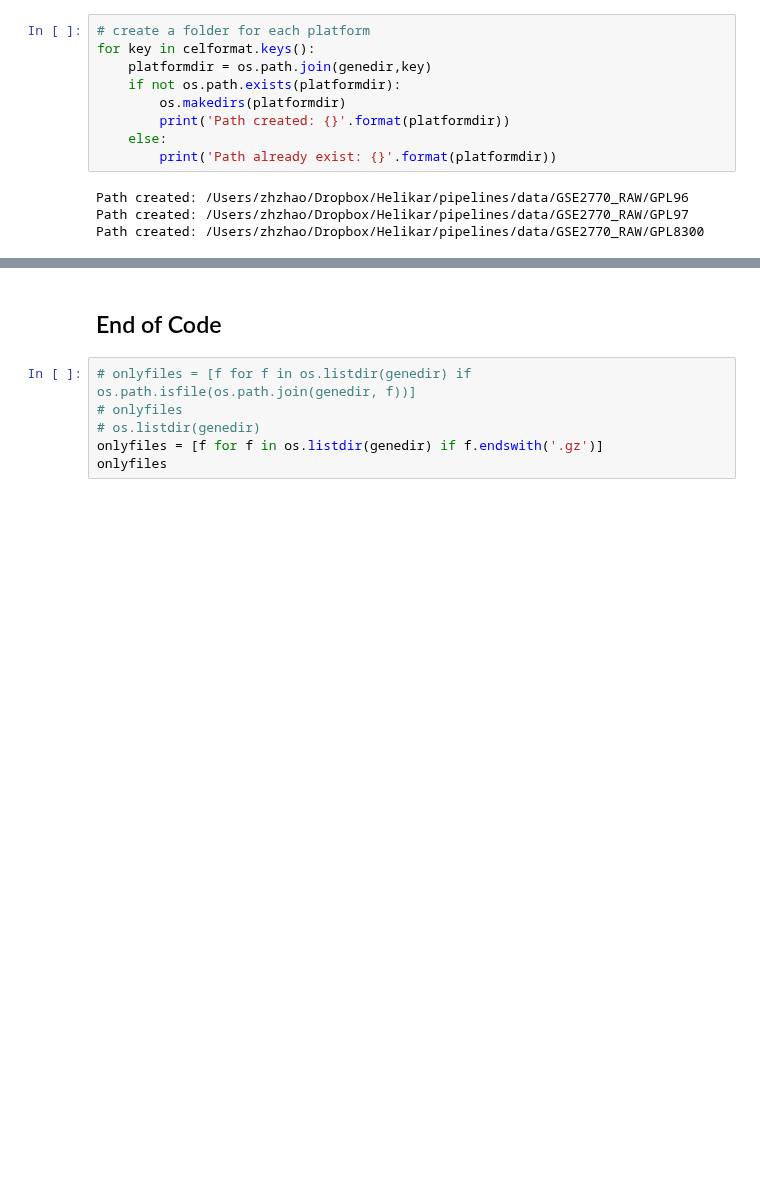
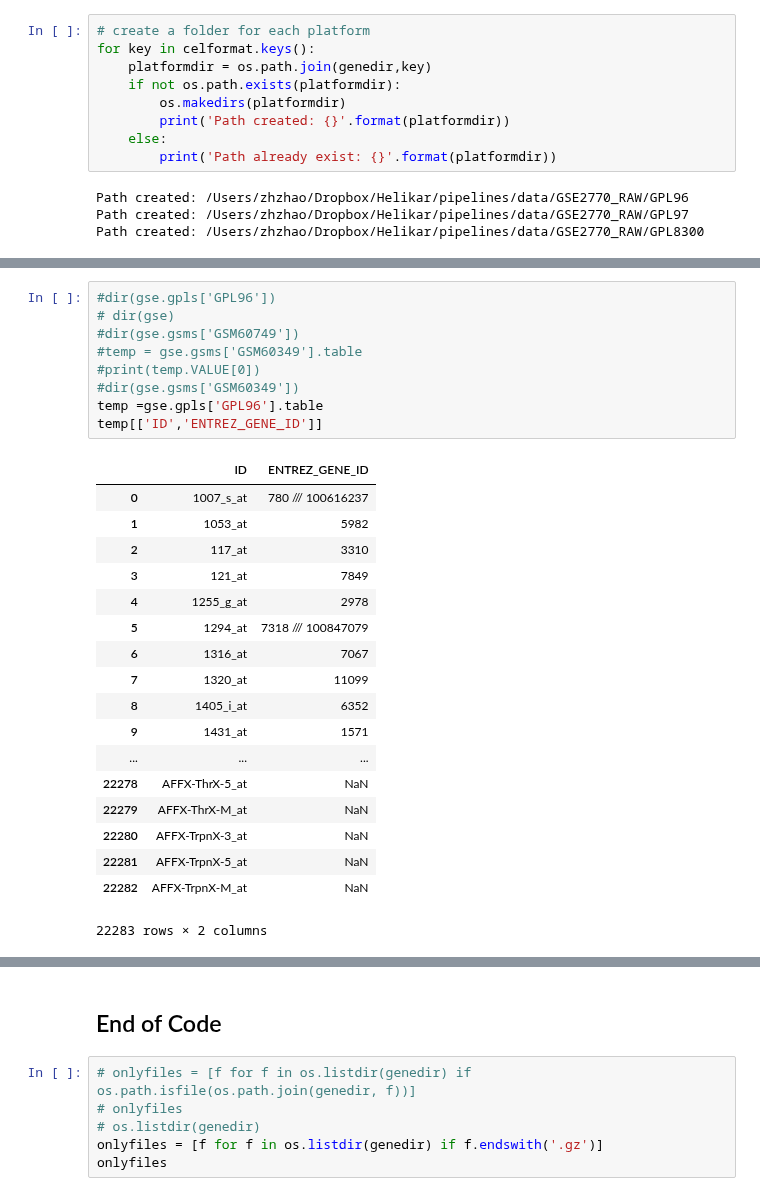
Before and after one commit to HelikarLab/COMO, a Jupyter notebook: py/Sort_CEL_Files.ipynb, the cells around one changed output, grey strips where cells are left out. Saved outputs shown, nothing was run; the diff lists cells and outputs as text; blank space fills up the shorter version.

```diff
--- a/py/Sort_CEL_Files.ipynb
+++ b/py/Sort_CEL_Files.ipynb
@@ -145,0 +170,28 @@ Move /Users/zhzhao/Dropbox/Helikar/pipelines/data/GSE2770_RAW/GSM60765.CEL.gz to
+# %%
+#dir(gse.gpls['GPL96'])
+# dir(gse)
+#dir(gse.gsms['GSM60749'])
+#temp = gse.gsms['GSM60349'].table
+#print(temp.VALUE[0])
+#dir(gse.gsms['GSM60349'])
+temp =gse.gpls['GPL96'].table
+temp[['ID','ENTREZ_GENE_ID']]
+# %% [output]
+|  | ID | ENTREZ_GENE_ID |
+| 0 | 1007_s_at | 780 /// 100616237 |
+| 1 | 1053_at | 5982 |
+| 2 | 117_at | 3310 |
+| 3 | 121_at | 7849 |
+| 4 | 1255_g_at | 2978 |
+| 5 | 1294_at | 7318 /// 100847079 |
+| 6 | 1316_at | 7067 |
+| 7 | 1320_at | 11099 |
+| 8 | 1405_i_at | 6352 |
+| 9 | 1431_at | 1571 |
+| ... | ... | ... |
+| 22278 | AFFX-ThrX-5_at | NaN |
+| 22279 | AFFX-ThrX-M_at | NaN |
+| 22280 | AFFX-TrpnX-3_at | NaN |
+| 22281 | AFFX-TrpnX-5_at | NaN |
+| 22282 | AFFX-TrpnX-M_at | NaN |
+22283 rows × 2 columns
```
Also changed, not shown: parts of 6 cells of this notebook.
